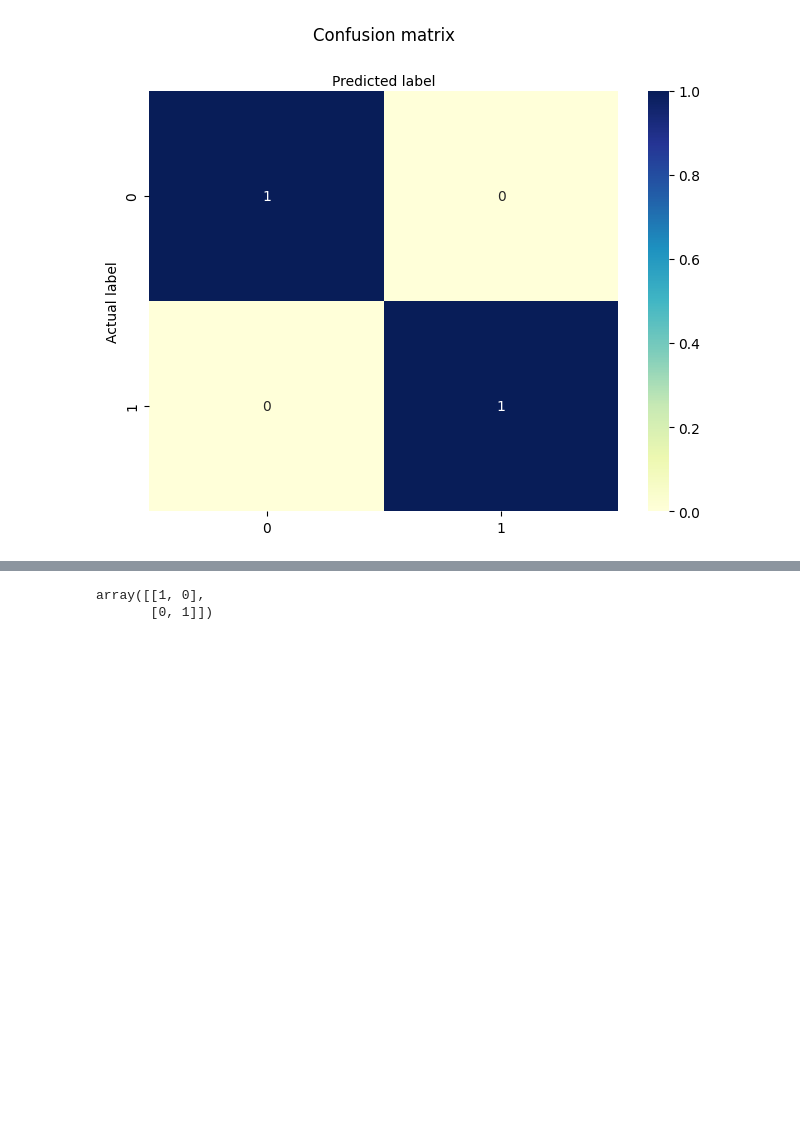
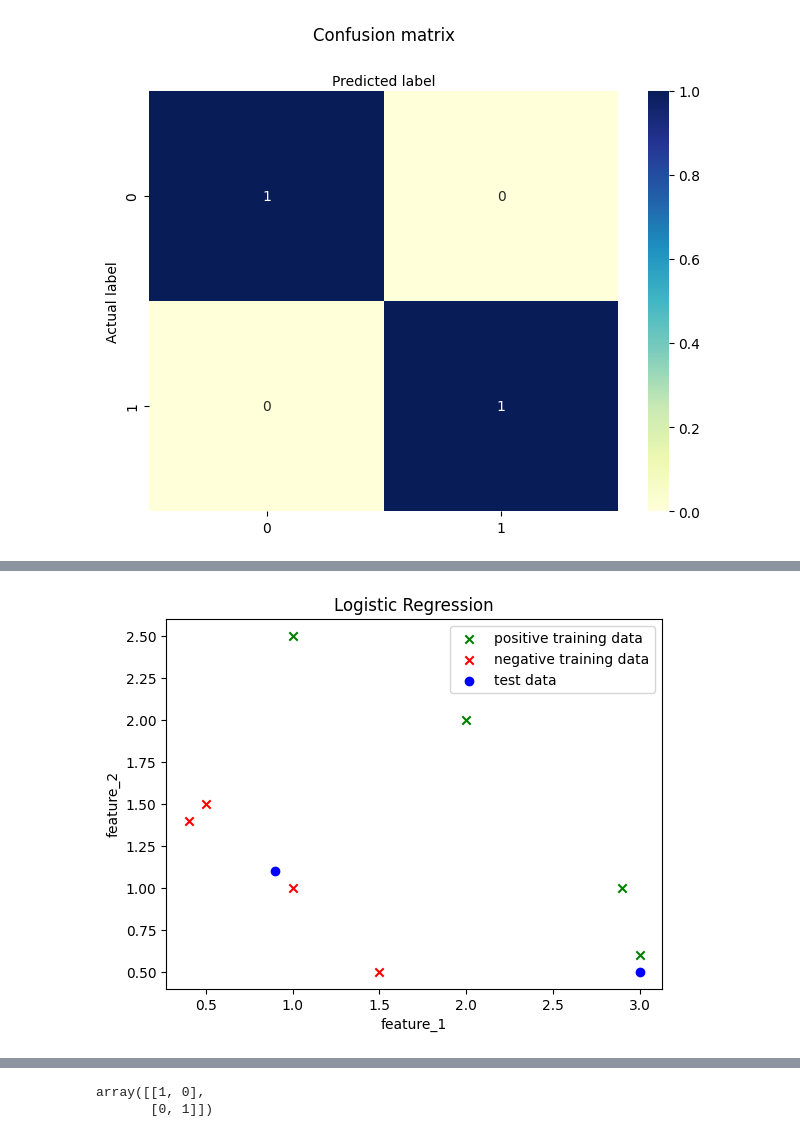
Before and after one commit to stevechengnyc/ML-AndrewNg, a Jupyter notebook: C1-Supervised ML_Regression and Classification/Week 3/C1_W3_Lab07_Scikit_Learn_Soln.ipynb, the cells around one changed output, grey strips where cells are left out. Cells and saved outputs as stored; diff of their text form; code cells hidden in the pictures; blank space fills up the shorter version.

```diff
--- a/C1-Supervised ML_Regression and Classification/Week 3/C1_W3_Lab07_Scikit_Learn_Soln.ipynb
+++ b/C1-Supervised ML_Regression and Classification/Week 3/C1_W3_Lab07_Scikit_Learn_Soln.ipynb
@@ -107,0 +165,14 @@ Text(0.5, 427.9555555555555, 'Predicted label')
+# %%
+#fig, ax = plt.subplots()
+pos = y_train==1
+neg = y_train==0
+plt.scatter(X_train[pos,0], X_train[pos,1],  marker='x',  c = 'green', label="positive training data")
+plt.scatter(X_train[neg,0], X_train[neg,1],  marker='x',  c = 'red', label="negative training data")
+plt.scatter(X_test[:,0], X_test[:,1],  marker = 'o', c='blue',  label='test data')
+plt.title('Logistic Regression')
+plt.xlabel('feature_1')
+plt.ylabel('feature_2')
+plt.legend()
+plt.show()
+# %% [output]
+[figure, added]
```
Also changed, not shown: parts of 18 cells of this notebook.
